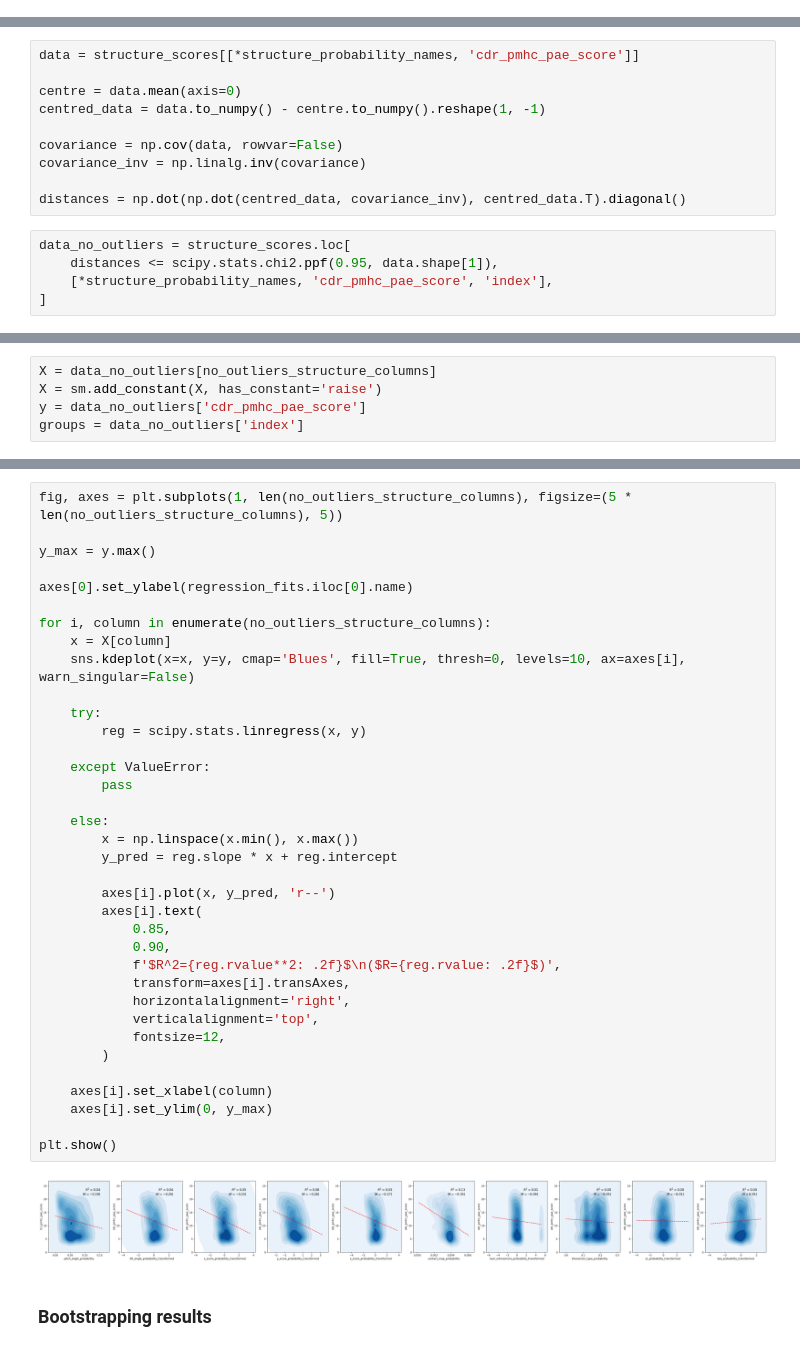
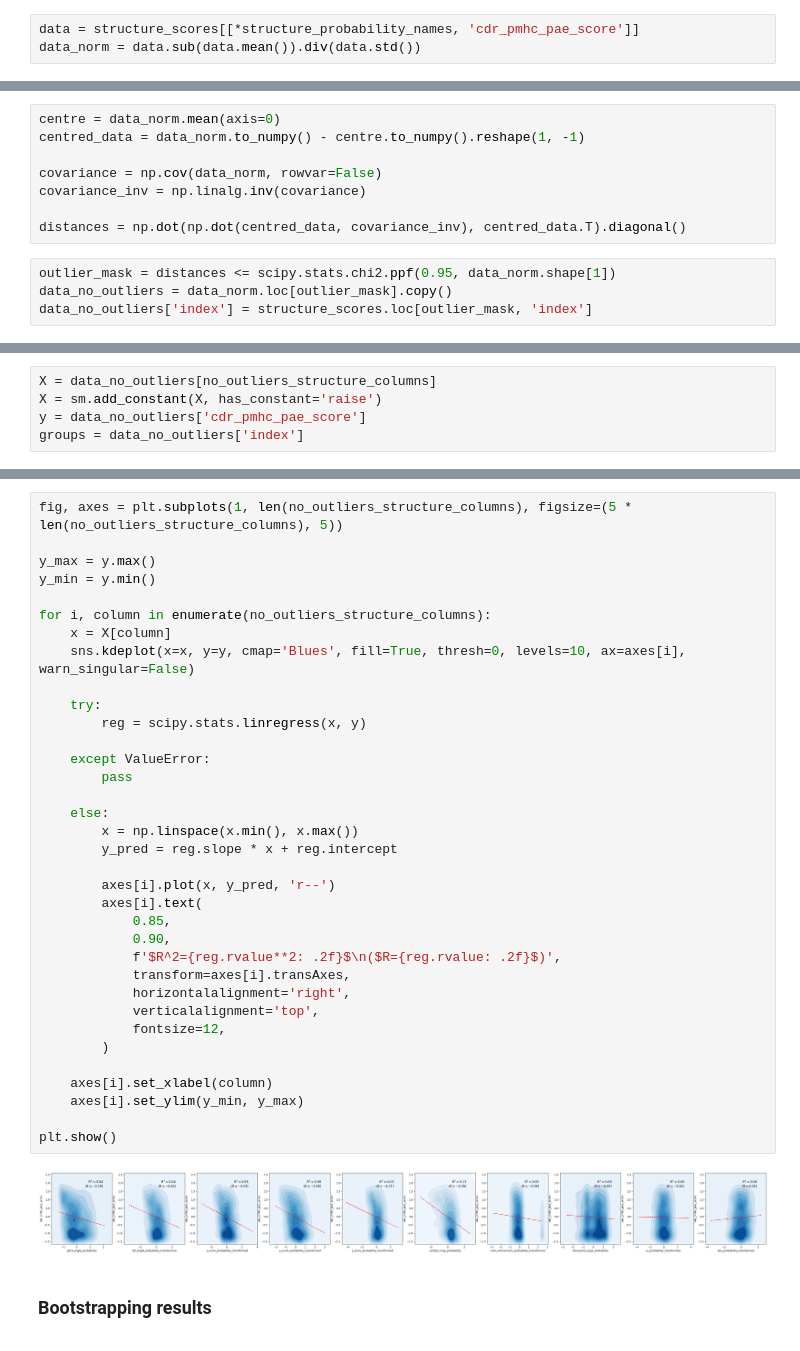
Before and after one commit to benjiemc/tcr-pmhc-predicted-structures, a Jupyter notebook: notebooks/compare_structural_features_to_confidence.ipynb, the cells around one changed output, grey strips where cells are left out. Cells and saved outputs as stored; diff of their text form.

```diff
--- a/notebooks/compare_structural_features_to_confidence.ipynb
+++ b/notebooks/compare_structural_features_to_confidence.ipynb
@@ -1070,20 +1070,20 @@ plt.show()
+# %%
+data = structure_scores[[*structure_probability_names, 'cdr_pmhc_pae_score']]
+data_norm = data.sub(data.mean()).div(data.std())
 # %% [markdown]
 ### Removing outliers using Mahalanobis distance
 # %%
-data = structure_scores[[*structure_probability_names, 'cdr_pmhc_pae_score']]
+centre = data_norm.mean(axis=0)
+centred_data = data_norm.to_numpy() - centre.to_numpy().reshape(1, -1)
 
-centre = data.mean(axis=0)
-centred_data = data.to_numpy() - centre.to_numpy().reshape(1, -1)
-
-covariance = np.cov(data, rowvar=False)
+covariance = np.cov(data_norm, rowvar=False)
 covariance_inv = np.linalg.inv(covariance)
 
 distances = np.dot(np.dot(centred_data, covariance_inv), centred_data.T).diagonal()
 # %%
-data_no_outliers = structure_scores.loc[
-    distances <= scipy.stats.chi2.ppf(0.95, data.shape[1]),
-    [*structure_probability_names, 'cdr_pmhc_pae_score', 'index'],
-]
+outlier_mask = distances <= scipy.stats.chi2.ppf(0.95, data_norm.shape[1])
+data_no_outliers = data_norm.loc[outlier_mask].copy()
+data_no_outliers['index'] = structure_scores.loc[outlier_mask, 'index']
 # %%
 def check_constant_column(column: pd.Series) -> bool:
     return (column.iloc[0] == column).all()
@@ -1163,40 +1163,39 @@ Group Var                                  29.730    1.725
 fig, axes = plt.subplots(1, len(no_outliers_structure_columns), figsize=(5 * len(no_outliers_structure_columns), 5))
 
 y_max = y.max()
-
-axes[0].set_ylabel(regression_fits.iloc[0].name)
+y_min = y.min()
 
 for i, column in enumerate(no_outliers_structure_columns):
     x = X[column]
     sns.kdeplot(x=x, y=y, cmap='Blues', fill=True, thresh=0, levels=10, ax=axes[i], warn_singular=False)
 
     try:
         reg = scipy.stats.linregress(x, y)
 
     except ValueError:
         pass
 
     else:
         x = np.linspace(x.min(), x.max())
         y_pred = reg.slope * x + reg.intercept
 
         axes[i].plot(x, y_pred, 'r--')
         axes[i].text(
             0.85,
             0.90,
             f'$R^2={reg.rvalue**2: .2f}$\n($R={reg.rvalue: .2f}$)',
             transform=axes[i].transAxes,
             horizontalalignment='right',
             verticalalignment='top',
             fontsize=12,
         )
 
     axes[i].set_xlabel(column)
-    axes[i].set_ylim(0, y_max)
+    axes[i].set_ylim(y_min, y_max)
 
 plt.show()
 # %% [output]
-[figure, old version]
+[figure, new version]
 # %% [markdown]
 ### Bootstrapping results
 # %%
```
Also changed, not shown: parts of 9 cells of this notebook.
